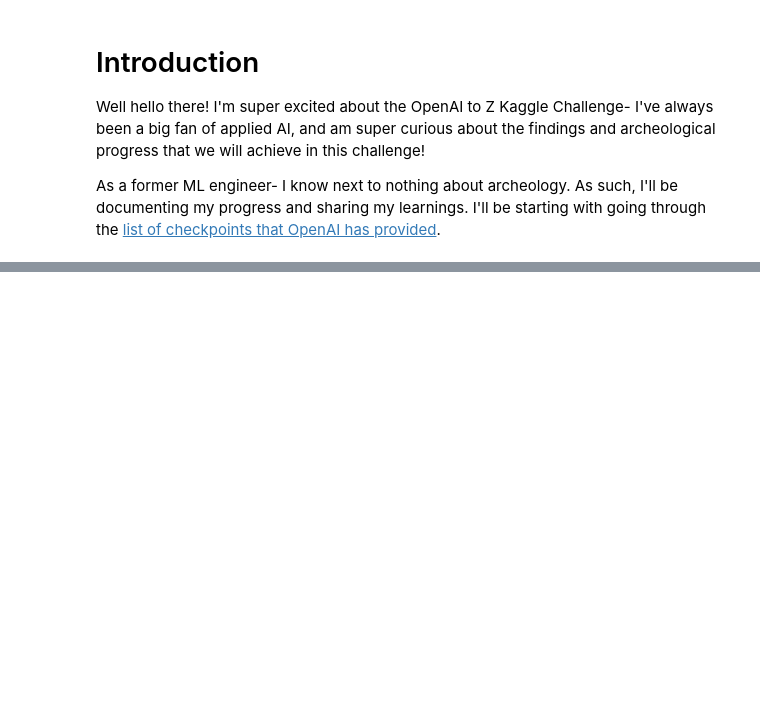
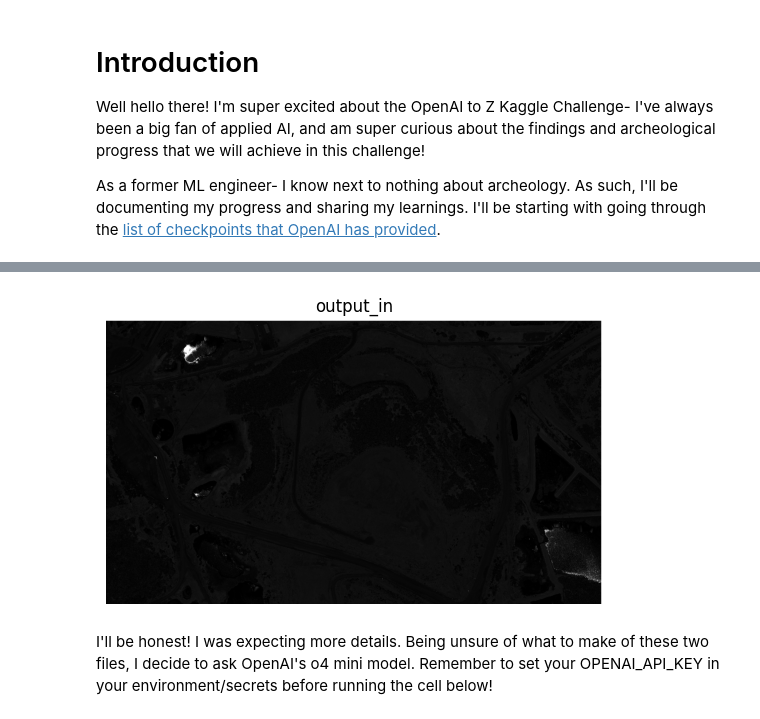
Before and after one commit to 0xSingletOnly/openai-to-z, a Jupyter notebook: openai-to-z-challenge-checkpoints.ipynb, the cells around one changed output, grey strips where cells are left out. Saved outputs shown, nothing was run; the diff lists cells and outputs as text; code cells hidden in the pictures; blank space fills up the shorter version.

```diff
--- a/openai-to-z-challenge-checkpoints.ipynb
+++ b/openai-to-z-challenge-checkpoints.ipynb
@@ -23,0 +36,10 @@ import os
+# %%
+img = mpimg.imread('images/output_in.png')
+plt.imshow(img)
+plt.title("output_in")
+plt.axis('off')  # Turn off axias numbers and ticks
+plt.show()
+# %% [output]
+[figure, added]
+# %% [markdown]
+I'll be honest! I was expecting more details. Being unsure of what to make of these two files, I decide to ask OpenAI's o4 mini model. Remember to set your OPENAI_API_KEY in your environment/secrets before running the cell below!
```
Also changed, not shown: parts of 10 cells of this notebook, 2 other files.
